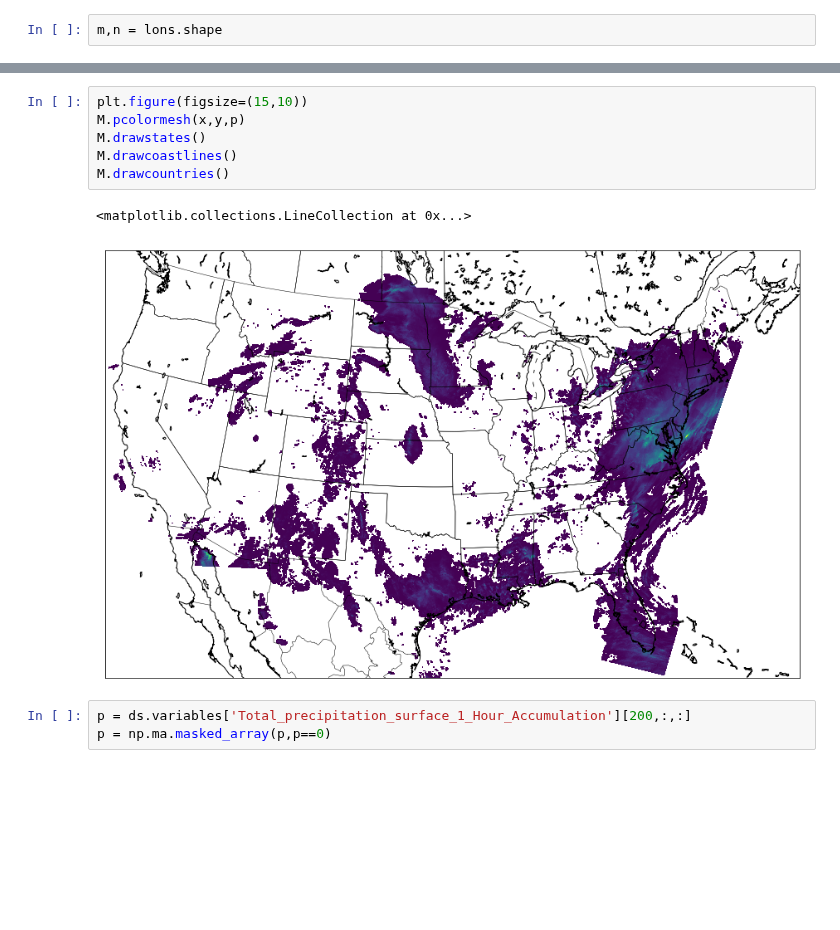
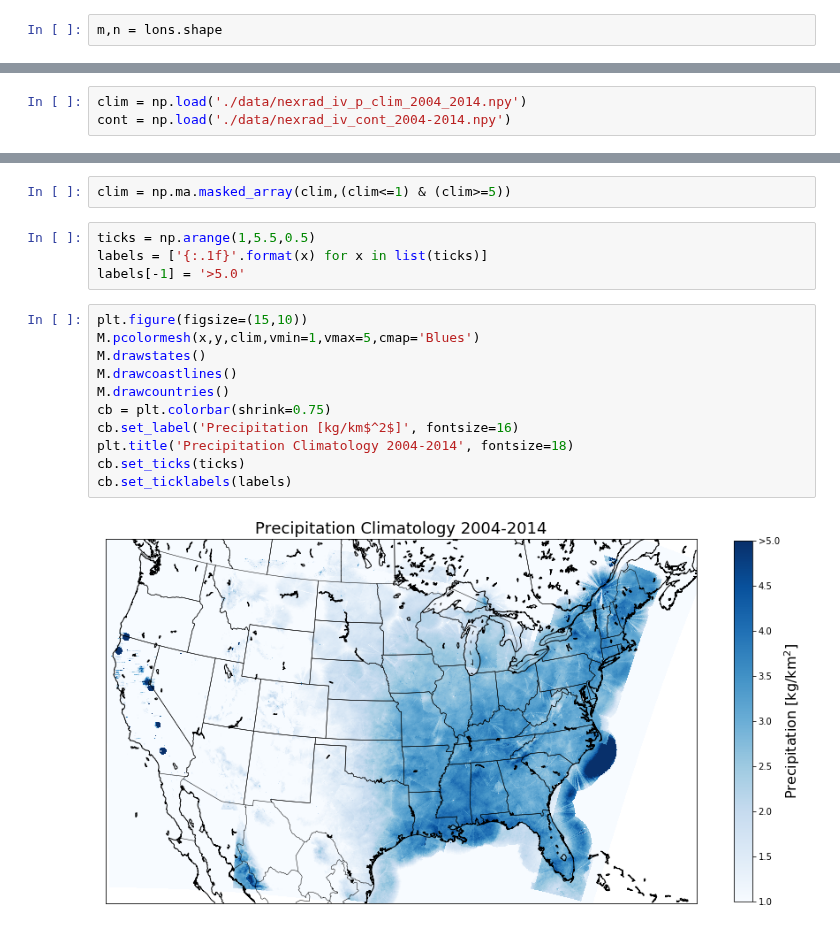
Before and after one commit to theobarnhart-USGS/NHM_precip, a Jupyter notebook: NEXRAD_IV_climatology.ipynb, the cells around one changed output, grey strips where cells are left out. Cells and saved outputs as stored; diff of their text form; blank space fills up the shorter version.

```diff
--- a/NEXRAD_IV_climatology.ipynb
+++ b/NEXRAD_IV_climatology.ipynb
@@ -30,0 +104,3 @@ x,y = M(lons,lats)
+# %%
+clim = np.load('./data/nexrad_iv_p_clim_2004_2014.npy')
+cont = np.load('./data/nexrad_iv_cont_2004-2014.npy')
@@ -31,12 +114,19 @@ x,y = M(lons,lats)
+# %%
+clim = np.ma.masked_array(clim,(clim<=1) & (clim>=5))
+# %%
+ticks = np.arange(1,5.5,0.5)
+labels = ['{:.1f}'.format(x) for x in list(ticks)]
+labels[-1] = '>5.0'
 # %%
 plt.figure(figsize=(15,10))
-M.pcolormesh(x,y,p)
+M.pcolormesh(x,y,clim,vmin=1,vmax=5,cmap='Blues')
 M.drawstates()
 M.drawcoastlines()
 M.drawcountries()
+cb = plt.colorbar(shrink=0.75)
+cb.set_label('Precipitation [kg/km$^2$]', fontsize=16)
+plt.title('Precipitation Climatology 2004-2014', fontsize=18)
+cb.set_ticks(ticks)
+cb.set_ticklabels(labels)
 # %% [output]
-<matplotlib.collections.LineCollection at 0x...>
-[figure, old version]
+[figure, new version]
-# %%
-p = ds.variables['Total_precipitation_surface_1_Hour_Accumulation'][200,:,:]
-p = np.ma.masked_array(p,p==0)
```
Also changed, not shown: parts of 24 cells of this notebook.
